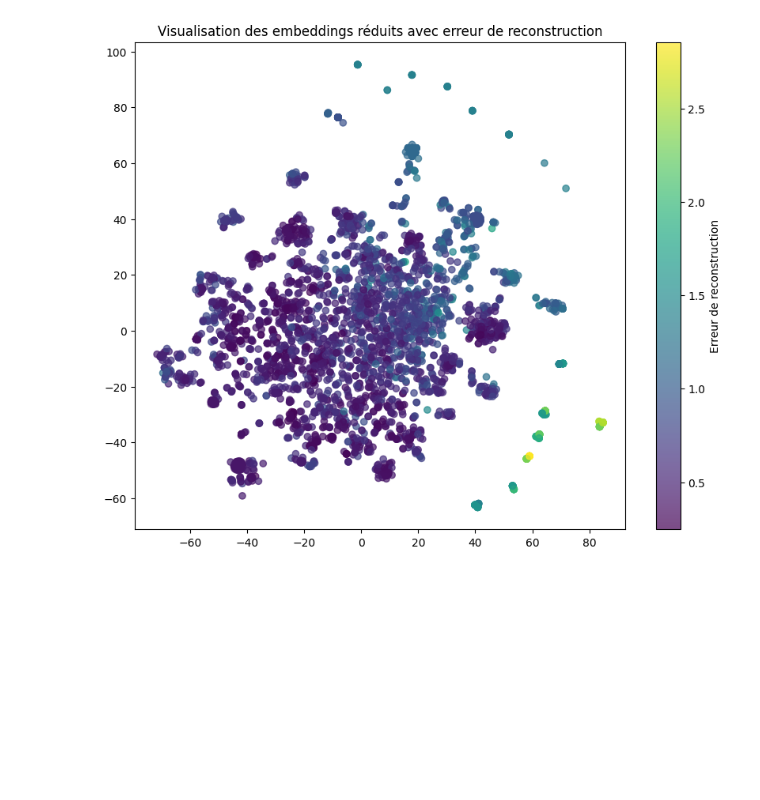
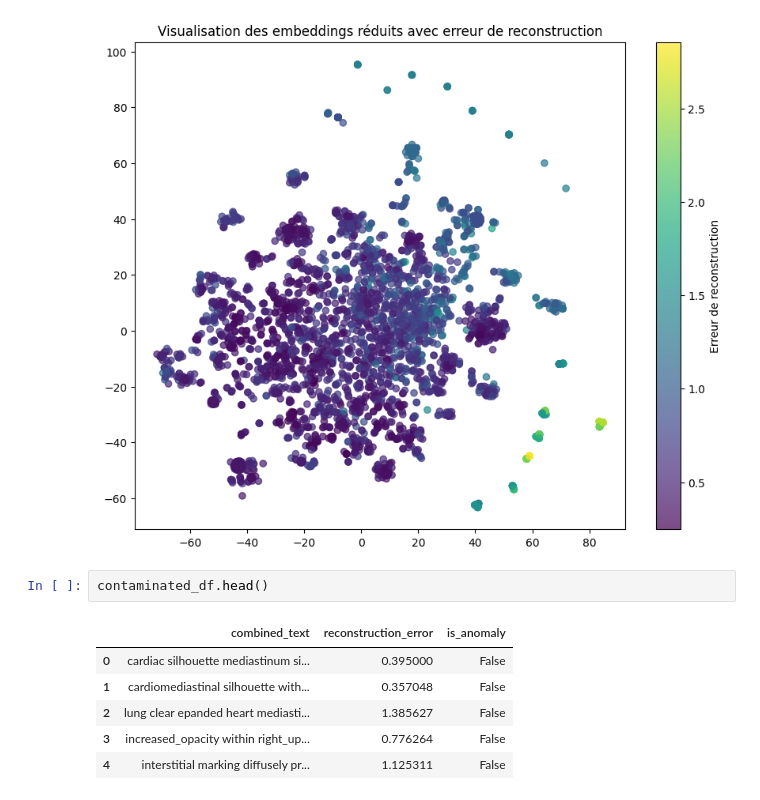
Before and after one commit to sow19/Detection-d-anomalies, a Jupyter notebook: code_source/contamination_anomalies/apprentissage_contamination3.ipynb, the cells around one changed output. Cells and saved outputs as stored; diff of their text form; blank space fills up the shorter version.

```diff
--- a/code_source/contamination_anomalies/apprentissage_contamination3.ipynb
+++ b/code_source/contamination_anomalies/apprentissage_contamination3.ipynb
@@ -151,3 +151,12 @@ plt.savefig('embeddings_visualization.png')
 plt.show()
 # %% [output]
 [figure]
+# %%
+contaminated_df.head()
+# %% [output]
+|  | combined_text | reconstruction_error | is_anomaly |
+| 0 | cardiac silhouette mediastinum si... | 0.395000 | False |
+| 1 | cardiomediastinal silhouette with... | 0.357048 | False |
+| 2 | lung clear epanded heart mediasti... | 1.385627 | False |
+| 3 | increased_opacity within right_up... | 0.776264 | False |
+| 4 | interstitial marking diffusely pr... | 1.125311 | False |
```
Also changed, not shown: parts of 2 cells of this notebook.
